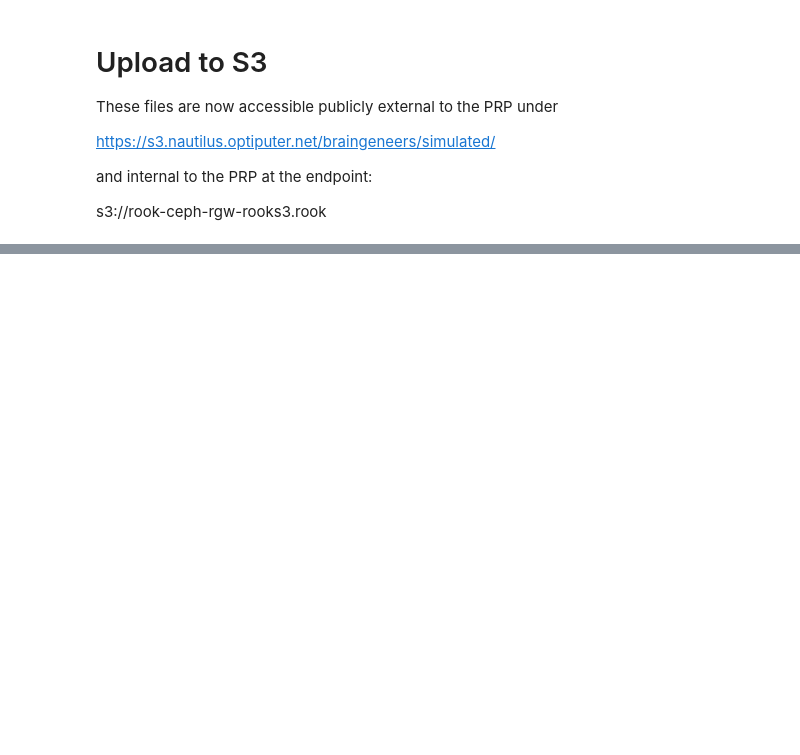
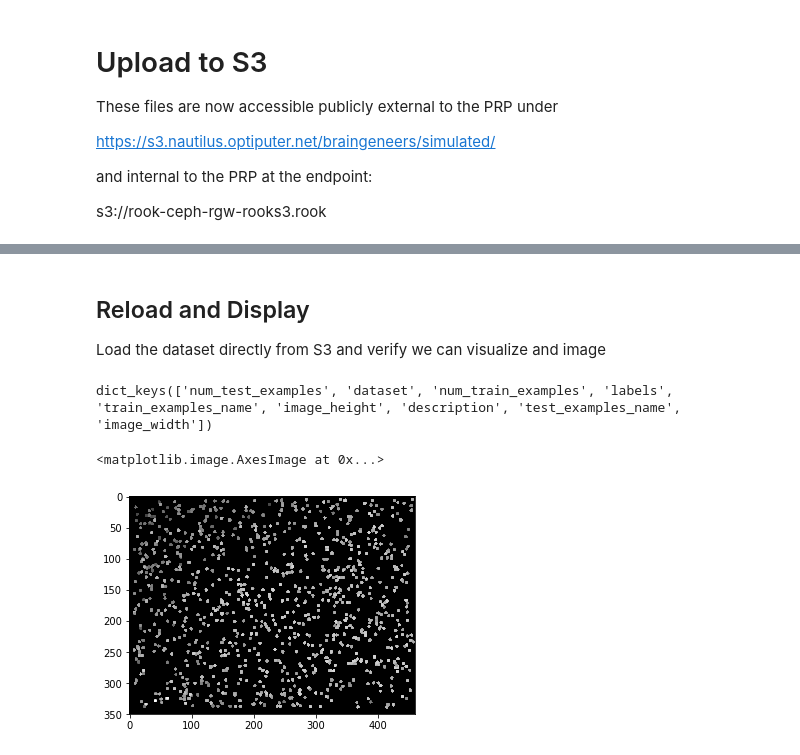
Before and after one commit to braingeneers/organoid-net, a Jupyter notebook: simulated/ingest.ipynb, the cells around one changed output, grey strips where cells are left out. Drawn from its saved outputs; the diff is of its cells as text; code cells hidden in the pictures; blank space fills up the shorter version.

```diff
--- a/simulated/ingest.ipynb
+++ b/simulated/ingest.ipynb
@@ -110,0 +116,33 @@ upload: ./mltest-cropped-train.tfrecord to s3://braingeneers/simulated/mltest-cr
+# %% [markdown]
+## Reload and Display
+
+Load the dataset directly from S3 and verify we can visualize and image
+# %%
+import requests
+
+metadata = requests.get("https://s3.nautilus.optiputer.net/braingeneers/simulated/metadata.json").json()
+metadata.keys()
+# %% [output]
+dict_keys(['num_test_examples', 'dataset', 'num_train_examples', 'labels', 'train_examples_name', 'image_height', 'description', 'test_examples_name', 'image_width'])
+# %%
+def parse_one_example(example):
+    example = tf.parse_single_example(example, features = {
+        "example": tf.FixedLenFeature([], tf.string),
+        "label": tf.FixedLenFeature([], tf.int64)
+    })
+    return example["example"], tf.one_hot(example["label"], len(metadata["labels"]))
+
+training_dataset = tf.data.TFRecordDataset(["s3://braingeneers/simulated/mltest-cropped-test.tfrecord"])
+
+# Extract and display first image
+# https://www.tensorflow.org/api_guides/python/image#Encoding_and_Decoding
+example, label = parse_one_example(training_dataset.make_one_shot_iterator().get_next())
+image = tf.image.decode_image(example)
+
+assert metadata["image_width"] == image.shape[1].value
+assert metadata["image_height"] == image.shape[0].value
+
+plt.imshow(image.numpy().reshape(image.shape[0], image.shape[1]), cmap='gray')
+# %% [output]
+<matplotlib.image.AxesImage at 0x...>
+[figure, added]
```
Also changed, not shown: parts of 6 cells of this notebook, 1 other file.
